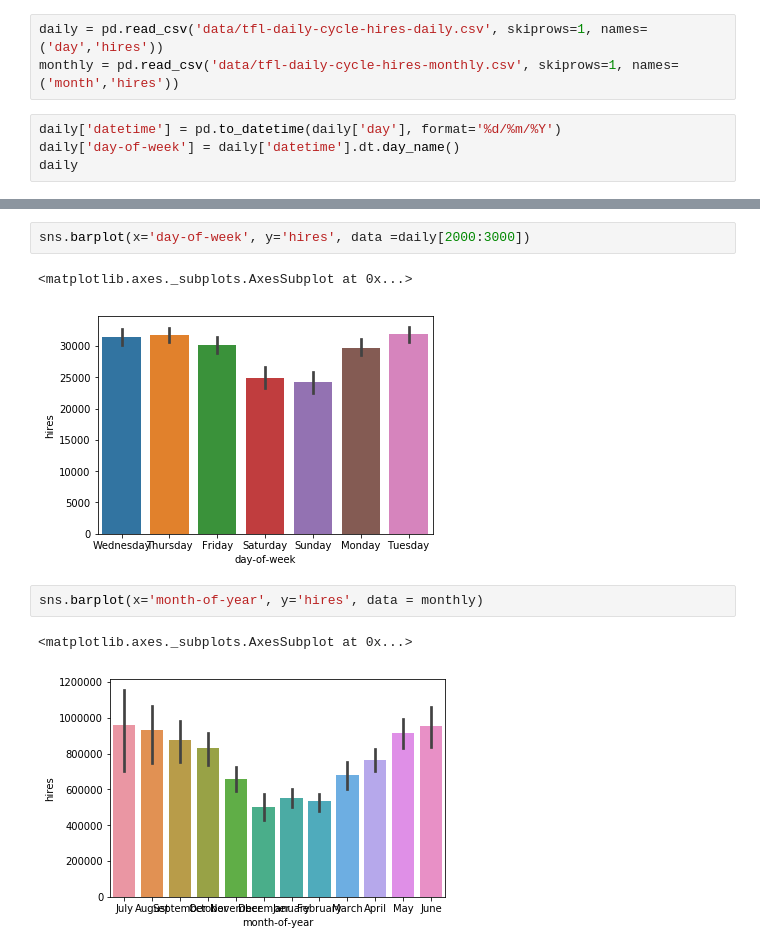
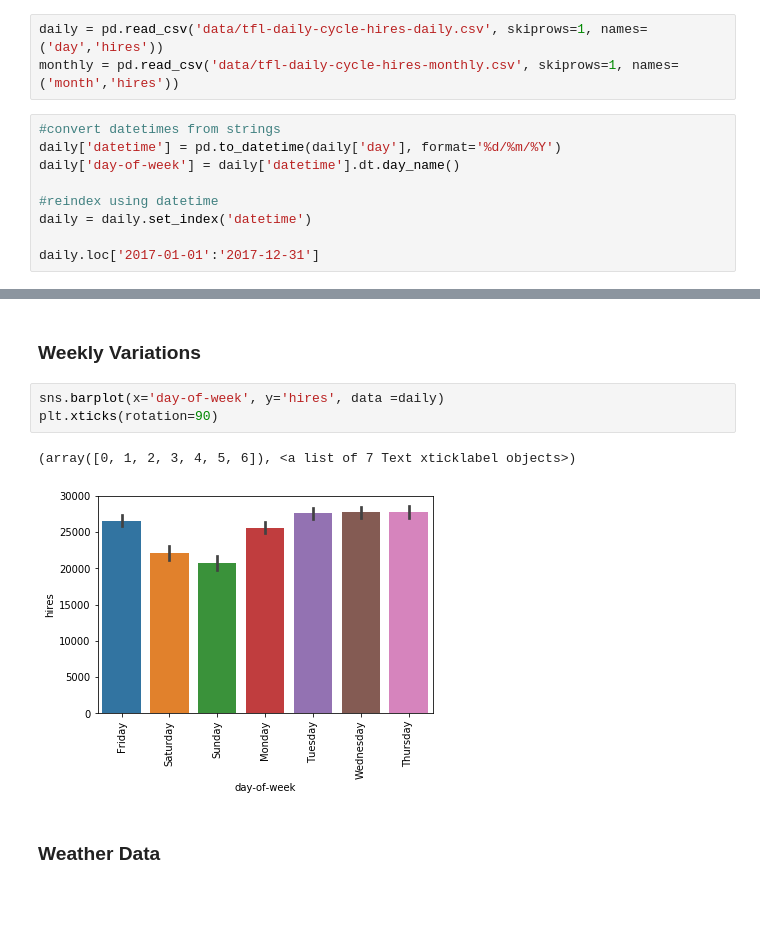
Before and after one commit to tommirrington/Simulated-Data, a Jupyter notebook: Simulated_Data.ipynb, the cells around one changed output, grey strips where cells are left out. Saved outputs shown, nothing was run; the diff lists cells and outputs as text; blank space fills up the shorter version.

```diff
--- a/Simulated_Data.ipynb
+++ b/Simulated_Data.ipynb
@@ -22,7 +22,12 @@ import matplotlib.pyplot as plt
 daily = pd.read_csv('data/tfl-daily-cycle-hires-daily.csv', skiprows=1, names=('day','hires'))
 monthly = pd.read_csv('data/tfl-daily-cycle-hires-monthly.csv', skiprows=1, names=('month','hires'))
 # %%
+#convert datetimes from strings
 daily['datetime'] = pd.to_datetime(daily['day'], format='%d/%m/%Y')
 daily['day-of-week'] = daily['datetime'].dt.day_name()
-daily
+
+#reindex using datetime
+daily = daily.set_index('datetime')
+
+daily.loc['2017-01-01':'2017-12-31']
 # %% [output]
@@ -80,10 +130,10 @@ sns.lineplot(x='datetime', y='hires', data=monthly)
+# %% [markdown]
+### Weekly Variations
 # %%
-sns.barplot(x='day-of-week', y='hires', data =daily[2000:3000])
+sns.barplot(x='day-of-week', y='hires', data =daily)
+plt.xticks(rotation=90)
 # %% [output]
-<matplotlib.axes._subplots.AxesSubplot at 0x...>
+(array([0, 1, 2, 3, 4, 5, 6]), <a list of 7 Text xticklabel objects>)
-[figure, old version]
+[figure, new version]
-# %%
-sns.barplot(x='month-of-year', y='hires', data = monthly)
-# %% [output]
-<matplotlib.axes._subplots.AxesSubplot at 0x...>
-[figure, removed]
+# %% [markdown]
+### Weather Data
```
Also changed, not shown: parts of 12 cells of this notebook.
